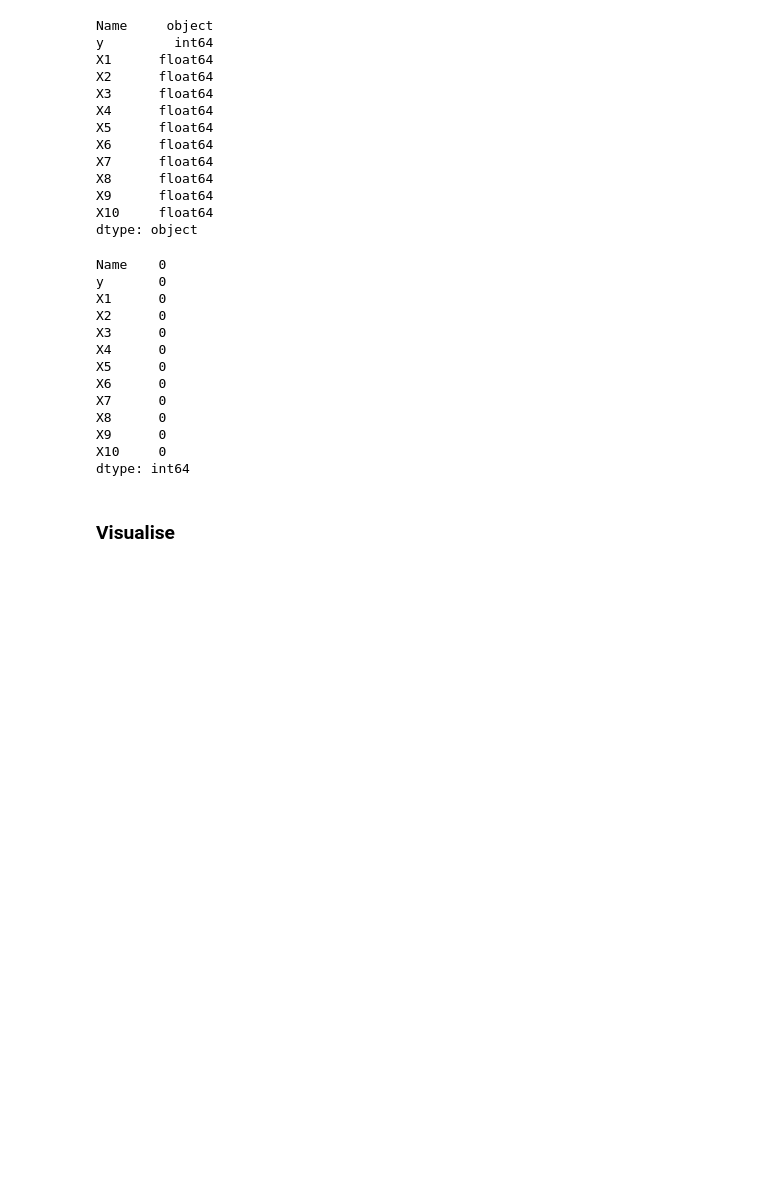
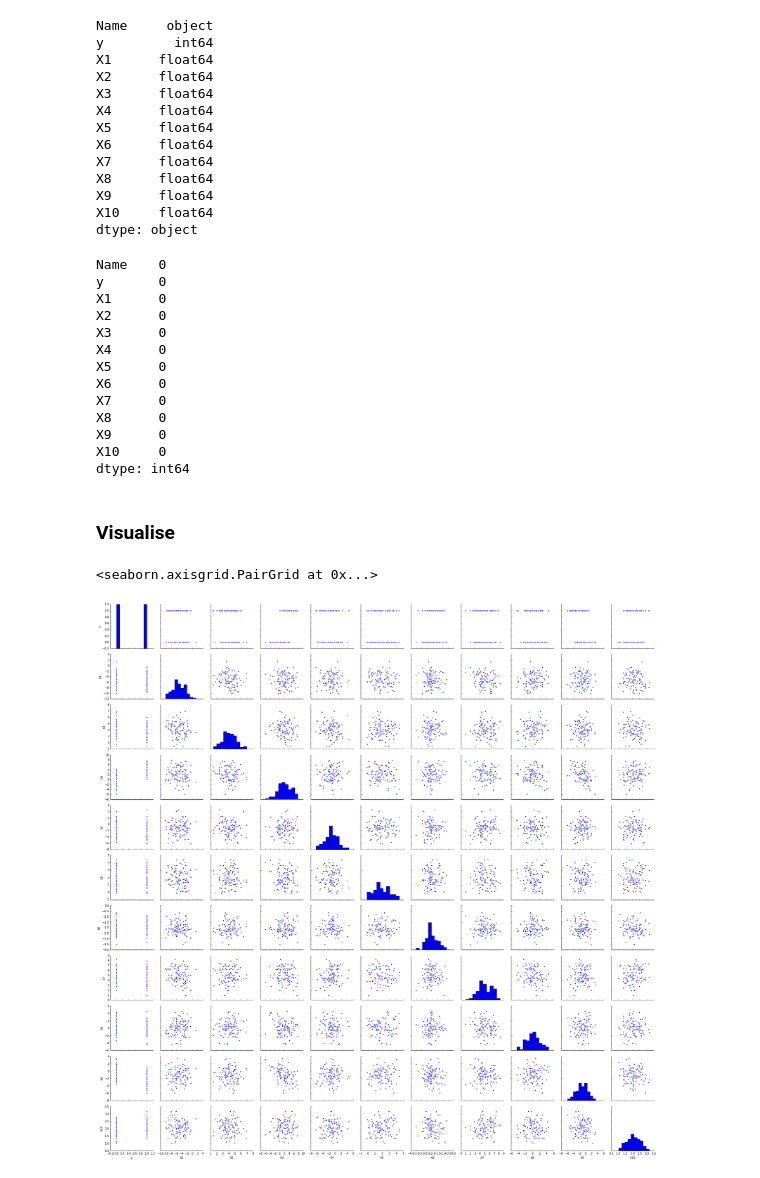
Before and after one commit to colemai/helmholtzChallenge, a Jupyter notebook: main.ipynb, the cells around one changed output. Drawn from its saved outputs; the diff is of its cells as text; code cells hidden in the pictures; blank space fills up the shorter version.

Commit message:
Adding scatterplots and cleaning

```diff
--- a/main.ipynb
+++ b/main.ipynb
@@ -24,3 +22,10 @@ import pandas as pd
+# %%
+import pandas as pd
+import matplotlib.pyplot as plt
+plt.style.use('classic')
+%matplotlib inline
+import numpy as np
+import seaborn as sns
 # %% [markdown]
 ### Import Data, Overview
 # %%
@@ -85,4 +90,14 @@ dtype: int64
 # %% [markdown]
 ### Visualise
+# %%
+# Pairwise scatterplot --> visually assess for independence of features and for outliers
+sns.pairplot(df)
+# Conclusion --> couple of potential outliers, will be cautious trimming due to low sample size
+# --> features appear to be independent, will run correlation metric to be on the safe side
+# Actually x3 and x9 may have some correlation
+# All appear to be within a stone's throw of normal distribution
+# %% [output]
+<seaborn.axisgrid.PairGrid at 0x...>
+[figure, added]
 # %%
 # Plot all features and outcome var on a line graph - all seem to be in ~ same range, diff colour for y
```
Also changed, not shown: parts of 9 cells of this notebook.
